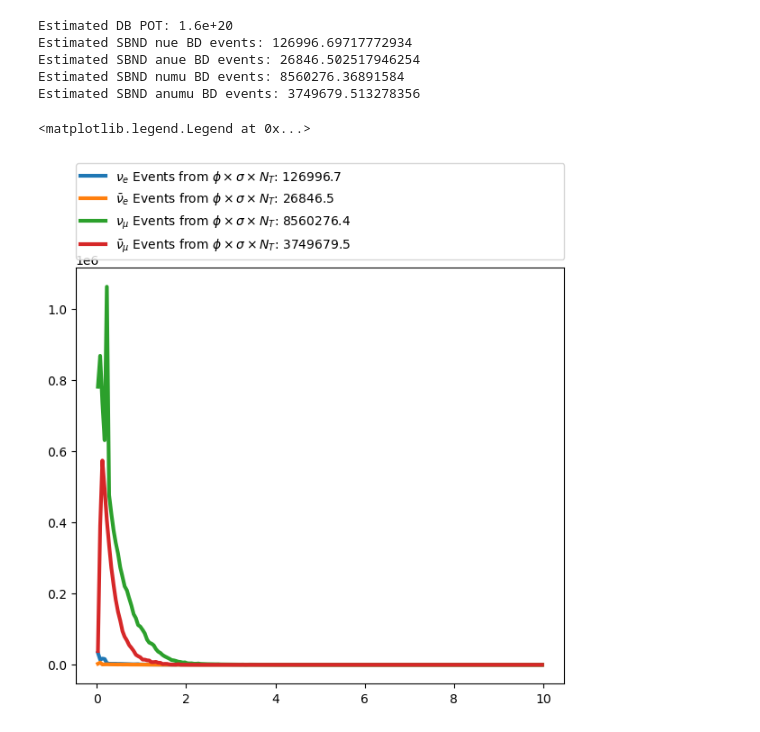
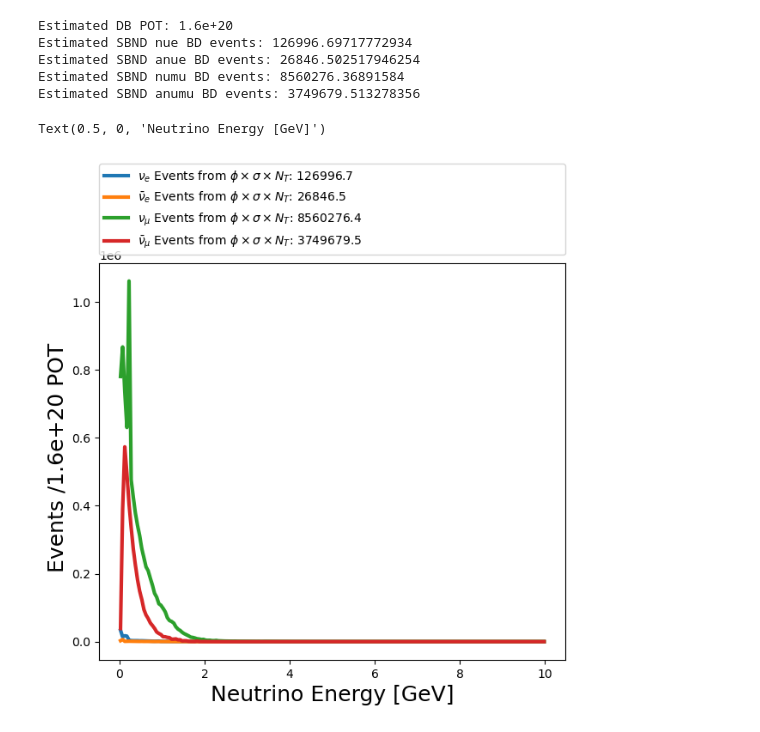
Before and after one commit to miquelnebot/BeamDump, a Jupyter notebook: rates.ipynb, the cells around one changed output. Cells and saved outputs as stored; diff of their text form; code cells hidden in the pictures.

```diff
--- a/rates.ipynb
+++ b/rates.ipynb
@@ -36,9 +36,34 @@ h734;1 TH1F pBe->K^{0}_{L}->...->#bar{#nu}_{#mu}
 h744;1 TH1F pBe->K^{#pm}->...->#bar{#nu}_{#mu}
 h754;1 TH1F pBe->(p or n)->...->#bar{#nu}_{#mu}
 # %%
-#bins = file['h501'].axis('x').edges()
+# Get histogram objects first
+h_nue   = file['h501']
+h_anue  = file['h502']
+h_numu  = file['h503']
+h_anumu = file['h504']
 
-sbnd_nue_BDflux = file['h501'].values()
-sbnd_anue_BDflux = file['h502'].values()
-sbnd_numu_BDflux = file['h503'].values()
-sbnd_anumu_BDflux = file['h504'].values()
+# Extract values
+sbnd_nue_BDflux   = h_nue.values()
+sbnd_anue_BDflux  = h_anue.values()
+sbnd_numu_BDflux  = h_numu.values()
+sbnd_anumu_BDflux = h_anumu.values()
+
+# Get bin edges (assume same binning for all)
+edges = h_nue.axes[0].edges()
+
+# Compute bin width (uniform binning assumed)
+bin_width = edges[1] - edges[0]
+
+# Number of bins up to 1 GeV
+idx = int(1.0 / bin_width)
+
+# Slice values
+sbnd_nue_BDflux_1GeV   = sbnd_nue_BDflux[:idx]
+sbnd_anue_BDflux_1GeV  = sbnd_anue_BDflux[:idx]
+sbnd_numu_BDflux_1GeV  = sbnd_numu_BDflux[:idx]
+sbnd_anumu_BDflux_1GeV = sbnd_anumu_BDflux[:idx]
+
+# Slice edges (must be idx + 1)
+edges_1GeV = edges[:idx+1]
+
+print(np.allclose(np.diff(edges), edges[1] - edges[0])) #("Check:Are Bin edges uniformly spaced?")
@@ -164,21 +213,23 @@ Estimated SBND anumu BD events: 3749679.513278356
 # %%
 fig, ax = plt.subplots(ncols=1, nrows=1, figsize=(7, 6))
 ax.plot(bin_centers, events['sbnd_nue_BD'], color=colors[0], linewidth=3,
         label=r'$\nu_e$ Events from $\phi \times \sigma \times N_T$: ' + f"{np.sum(events['sbnd_nue_BD']):.1f}")
 
 ax.plot(bin_centers, events['sbnd_anue_BD'], color=colors[1], linewidth=3,
         label=r'$\bar{\nu}_e$ Events from $\phi \times \sigma \times N_T$: ' + f"{np.sum(events['sbnd_anue_BD']):.1f}")
 
 ax.plot(bin_centers, events['sbnd_numu_BD'], color=colors[2], linewidth=3,
         label=r'$\nu_\mu$ Events from $\phi \times \sigma \times N_T$: ' + f"{np.sum(events['sbnd_numu_BD']):.1f}")
 
 ax.plot(bin_centers, events['sbnd_anumu_BD'], color=colors[3], linewidth=3,
         label=r'$\bar{\nu}_\mu$ Events from $\phi \times \sigma \times N_T$: ' + f"{np.sum(events['sbnd_anumu_BD']):.1f}")
 
 #ax.legend(fontsize=14, loc=1)
 ax.legend(bbox_to_anchor=(0, 1.02, 1, 0.2), loc="lower left",
           mode="expand", borderaxespad=0, ncol=1)
 #ax.set_title('SBND BeamDump Event Rate', fontsize=18)
+ax.set_ylabel(r' Events /' + f'{pot_target:.1e}' + r' POT',fontsize=18)
+ax.set_xlabel('Neutrino Energy [GeV]',fontsize=18)
 # %% [output]
-<matplotlib.legend.Legend at 0x...>
+Text(0.5, 0, 'Neutrino Energy [GeV]')
-[figure, old version]
+[figure, new version]
```
Also changed, not shown: parts of 6 cells of this notebook.
